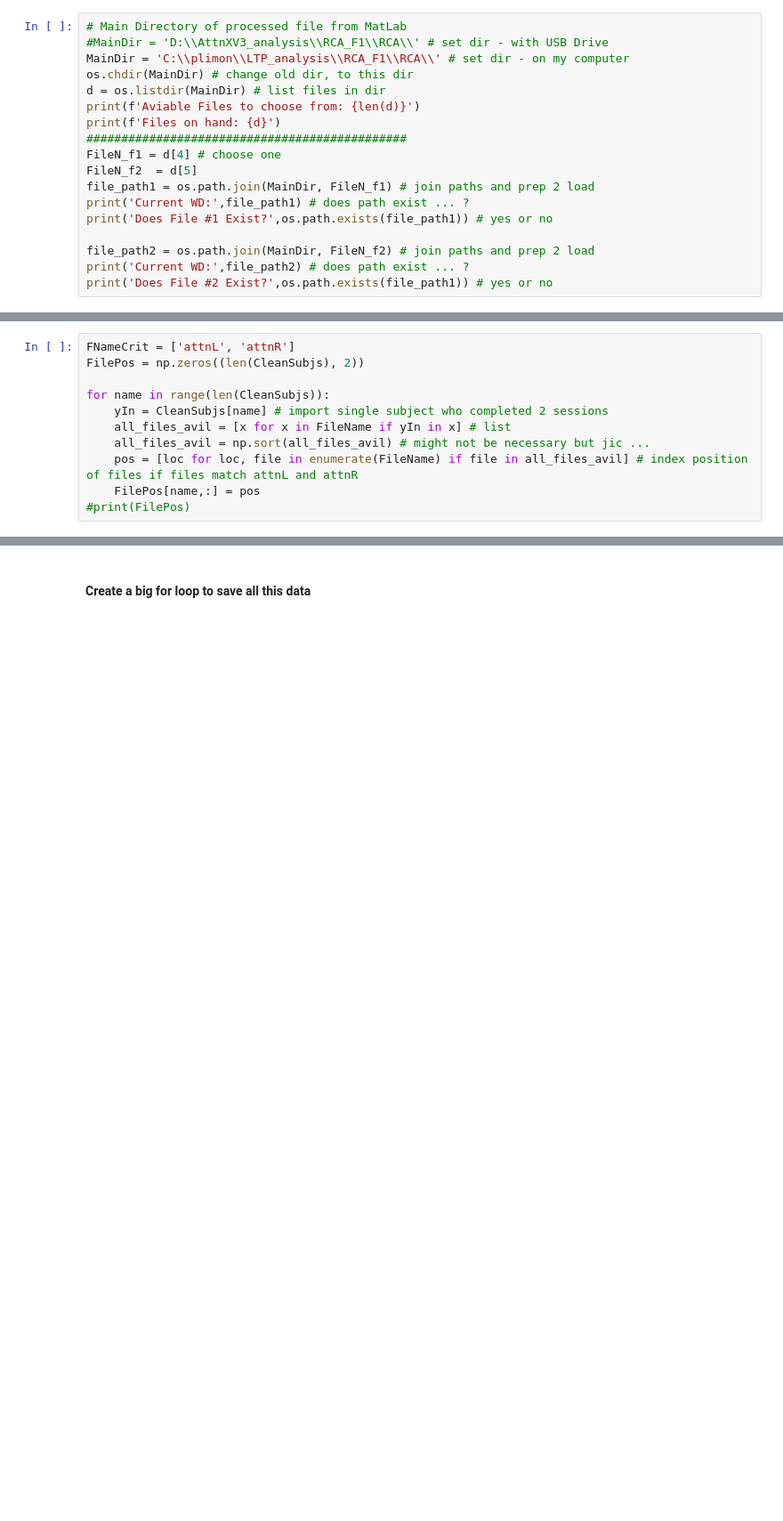
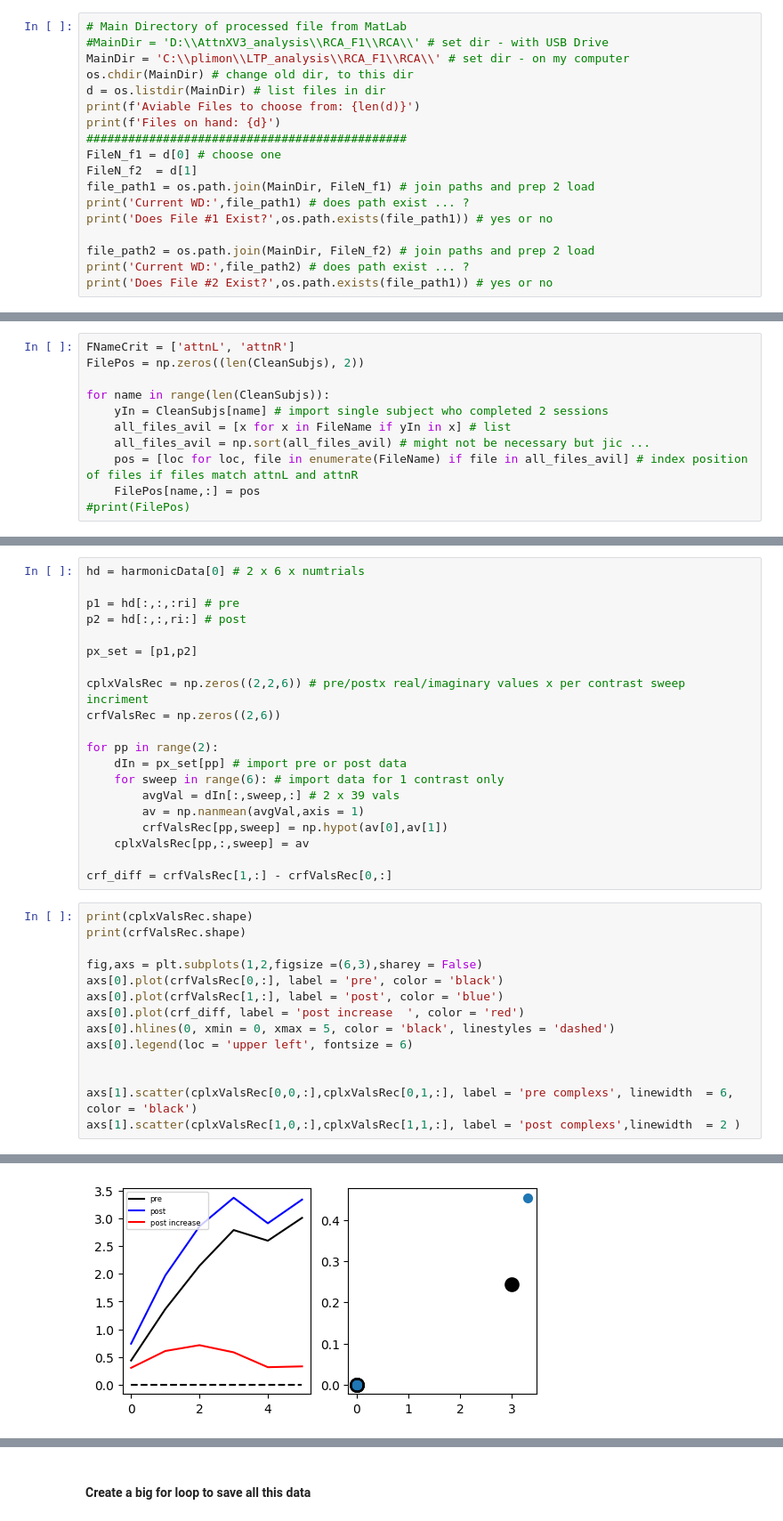
Before and after one commit to PatriciaNL/LTP_analysis, a Jupyter notebook: PythonScripts/ProcessingPipeline/S1_ImportAllRCA_et_Combine.ipynb, the cells around one changed output, grey strips where cells are left out. Shown: that part at 89% size. Drawn from its saved outputs; the diff is of its cells as text; blank space fills up the shorter version.

```diff
--- a/PythonScripts/ProcessingPipeline/S1_ImportAllRCA_et_Combine.ipynb
+++ b/PythonScripts/ProcessingPipeline/S1_ImportAllRCA_et_Combine.ipynb
@@ -26,8 +26,8 @@ d = os.listdir(MainDir) # list files in dir
 print(f'Aviable Files to choose from: {len(d)}')
 print(f'Files on hand: {d}')
 ##############################################
-FileN_f1 = d[4] # choose one
-FileN_f2  = d[5]
+FileN_f1 = d[0] # choose one
+FileN_f2  = d[1]
 file_path1 = os.path.join(MainDir, FileN_f1) # join paths and prep 2 load
 print('Current WD:',file_path1) # does path exist ... ?
 print('Does File #1 Exist?',os.path.exists(file_path1)) # yes or no
@@ -181,0 +211,35 @@ for name in range(len(CleanSubjs)):
+# %%
+hd = harmonicData[0] # 2 x 6 x numtrials
+
+p1 = hd[:,:,:ri] # pre
+p2 = hd[:,:,ri:] # post
+
+px_set = [p1,p2]
+
+cplxValsRec = np.zeros((2,2,6)) # pre/postx real/imaginary values x per contrast sweep incriment
+crfValsRec = np.zeros((2,6))
+
+for pp in range(2):
+    dIn = px_set[pp] # import pre or post data
+    for sweep in range(6): # import data for 1 contrast only
+        avgVal = dIn[:,sweep,:] # 2 x 39 vals
+        av = np.nanmean(avgVal,axis = 1)
+        crfValsRec[pp,sweep] = np.hypot(av[0],av[1])
+    cplxValsRec[pp,:,sweep] = av
+
+crf_diff = crfValsRec[1,:] - crfValsRec[0,:]
+# %%
+print(cplxValsRec.shape)
+print(crfValsRec.shape)
+
+fig,axs = plt.subplots(1,2,figsize =(6,3),sharey = False)
+axs[0].plot(crfValsRec[0,:], label = 'pre', color = 'black')
+axs[0].plot(crfValsRec[1,:], label = 'post', color = 'blue')
+axs[0].plot(crf_diff, label = 'post increase  ', color = 'red')
+axs[0].hlines(0, xmin = 0, xmax = 5, color = 'black', linestyles = 'dashed')
+axs[0].legend(loc = 'upper left', fontsize = 6)
+
+
+axs[1].scatter(cplxValsRec[0,0,:],cplxValsRec[0,1,:], label = 'pre complexs', linewidth  = 6, color = 'black')
+axs[1].scatter(cplxValsRec[1,0,:],cplxValsRec[1,1,:], label = 'post complexs',linewidth  = 2 )
+# %% [output]
@@ -181,0 +249 @@ for name in range(len(CleanSubjs)):
+[figure, added]
```
Also changed, not shown: parts of 16 cells of this notebook, 3 other files.
